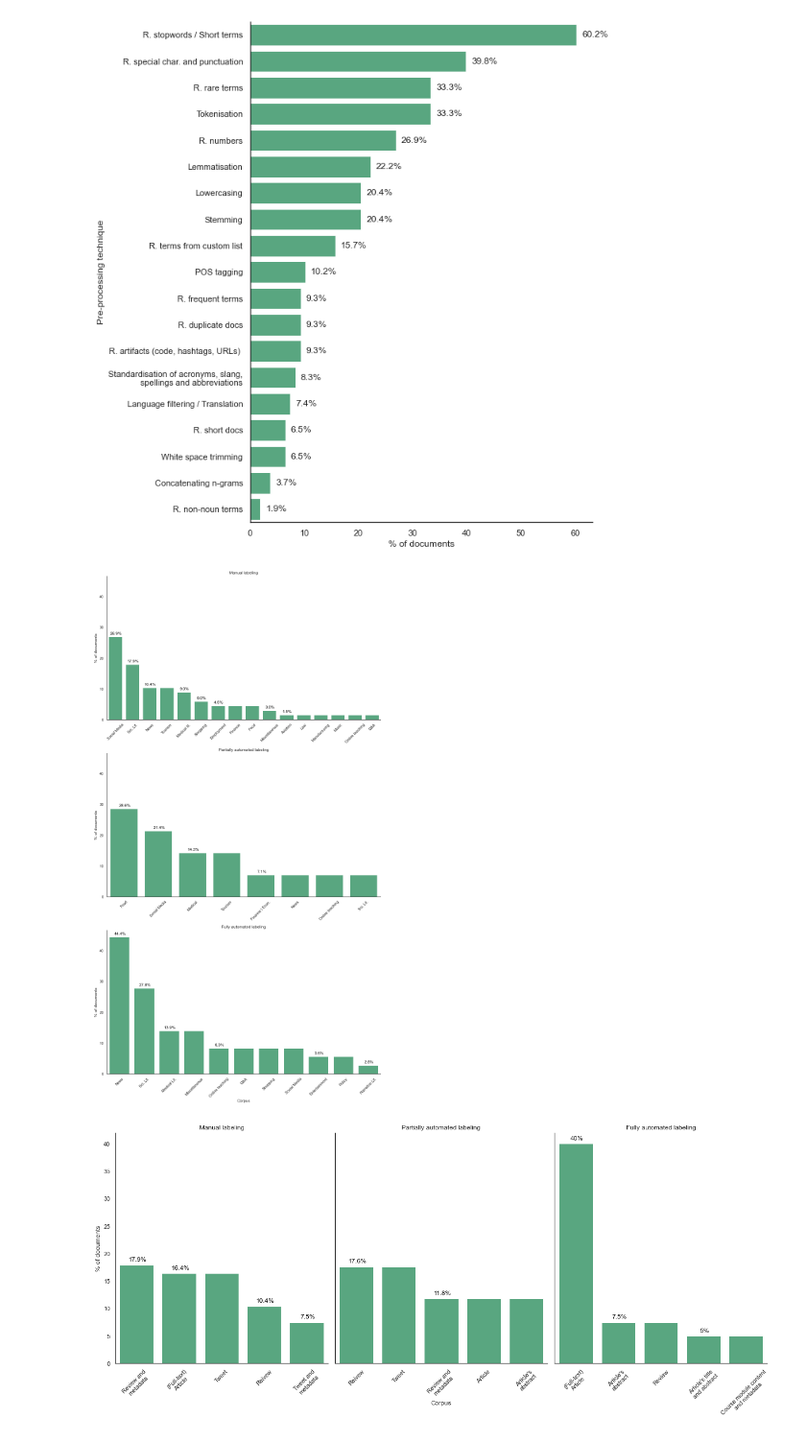
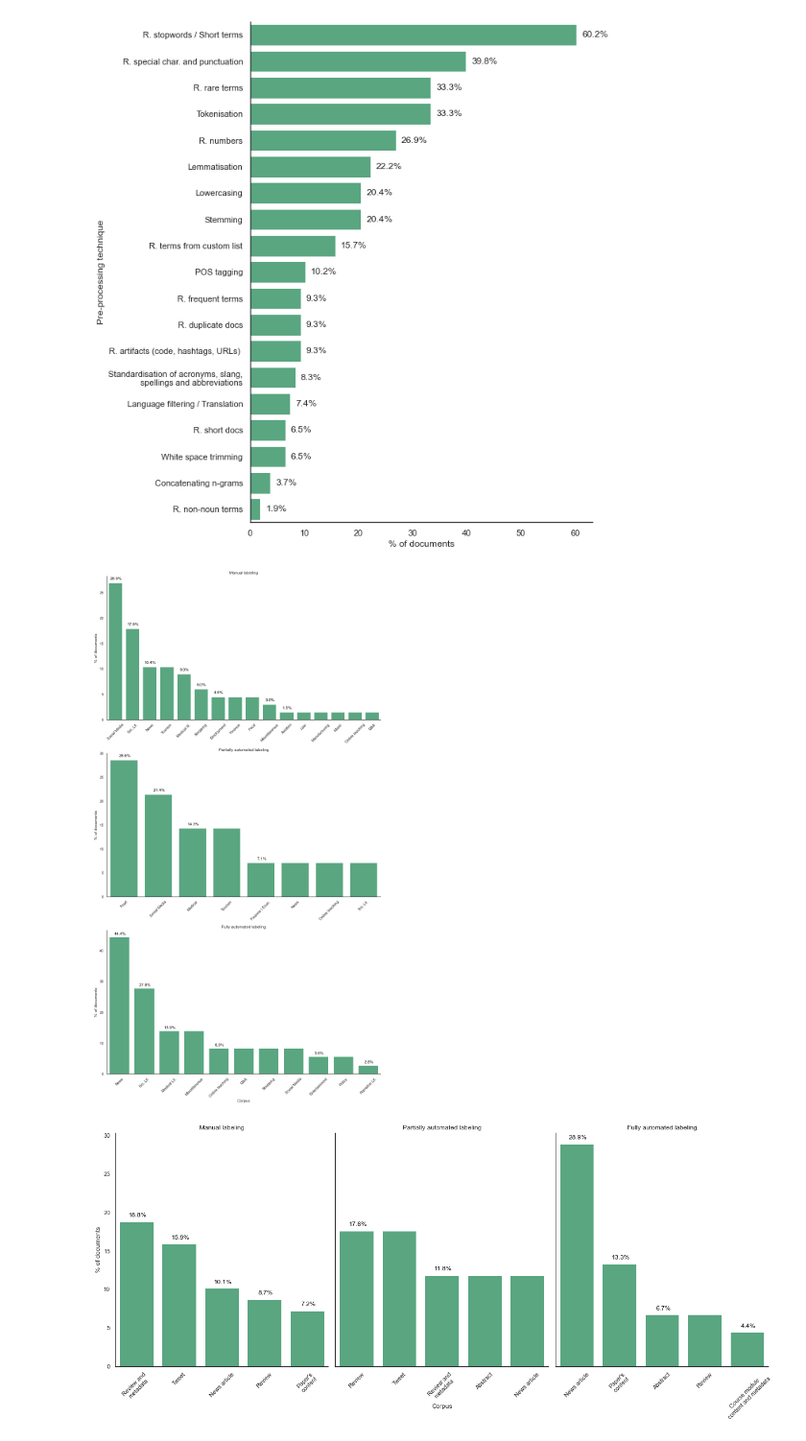
Before and after one commit to iberius96/Msc_Thesis, a Jupyter notebook: Data Visualization/Summary.ipynb, the cells around one changed output. Shown: that part at 96% size. Drawn from its saved outputs; the diff is of its cells as text; code cells hidden in the pictures.

```diff
--- a/Data Visualization/Summary.ipynb
+++ b/Data Visualization/Summary.ipynb
@@ -535,7 +535,7 @@ labels_fa = ['News','Sci. Lit.','Medical Lit.','Miscellaneous','Online teaching'
 values_fa = [44.4,27.8,13.9,13.9,8.3,8.3,8.3,8.3,5.6,5.6,2.8]
 
 # Create a grid of subplots
-fig, axes = plt.subplots(nrows=3, ncols=1, figsize=(12, 22), sharey=True)
+fig, axes = plt.subplots(nrows=3, ncols=1, figsize=(12, 22), sharey=False)
 
 # Plot manual labeling
 sns.set_theme(style='white')
@@ -588,19 +588,19 @@ for i, value in enumerate(values_fa):
 plt.tight_layout()
 plt.show()
 # %% [output]
-[figure, old version]
+[figure, new version]
 # %%
 import matplotlib.pyplot as plt
 import seaborn as sns
 
-values_fa = [40, 7.5, 7.5, 5, 5]
-labels_fa = ['(Full-text)\nArticle', 'Article\'s\nabstract', 'Review', 'Article\'s title\nand abstract', 'Course module content\nand metadata']
+values_fa = [28.9,13.3,6.7,6.7,4.4]
+labels_fa = ['News article','Paper\'s\ncontent','Abstract','Review','Course module\ncontent and metadata']
 
-values_ml = [17.9,	16.4,	16.4,	10.4,	7.5]
-labels_ml = ['Review and\nmetadata',	'(Full-text)\nArticle',	'Tweet',	'Reivew',	'Tweet and\nmetadata']
+values_ml = [18.8,15.9,10.1,8.7,7.2]
+labels_ml = ['Review and\nmetadata','Tweet','News article','Review','Paper\'s\ncontent']
 
-values_pa = [17.6,	17.6,	11.8,	11.8,	11.8]
-labels_pa = ['Reivew',	'Tweet',	'Review and\nmetadata', 'Article',	'Article\'s\nabstract']
+values_pa = [17.6,17.6,11.8,11.8,11.8]
+labels_pa = ['Review','Tweet','Review and\nmetadata','Abstract','News article']
 
 # Create a grid of subplots
 fig, axes = plt.subplots(nrows=1, ncols=3, figsize=(18, 8), sharey=True)
@@ -627,31 +627,31 @@ sns.set_palette('Set2')
 sns.despine()
 ax2 = sns.barplot(y=values_pa, x=labels_pa, color=(0.3, 0.7, 0.5, 0.7), ax=axes[1])
 ax2.set_xlabel('Corpus')
 ax2.set_title('Partially automated labeling')
 ax2.tick_params(axis='x', rotation=45)
 
 # Add white labels inside each bar for partially automated labeling
 prev_val = 0
 for i, value in enumerate(values_pa):
     if(prev_val == 0 or prev_val != value):
         ax2.text(i+0.03, value+0.5, f'{value}%', ha='center', va='bottom', color='black')
         prev_val = value
 
 # Plot fully automated labeling
 sns.set_theme(style='white')
 sns.set_palette('Set2')
 sns.despine()
 ax3 = sns.barplot(y=values_fa, x=labels_fa, color=(0.3, 0.7, 0.5, 0.7), ax=axes[2])
 ax3.set_title('Fully automated labeling')
 ax3.tick_params(axis='x', rotation=45)
 
 prev_val = 0
 for i, value in enumerate(values_fa):
     if(prev_val == 0 or prev_val != value):
         ax3.text(i+0.03, value+0.5, f'{value}%', ha='center', va='bottom', color='black')
         prev_val = value
 
 plt.tight_layout()
 plt.show()
 # %% [output]
-[figure, old version]
+[figure, new version]
```
Also changed, not shown: 3 other files.
